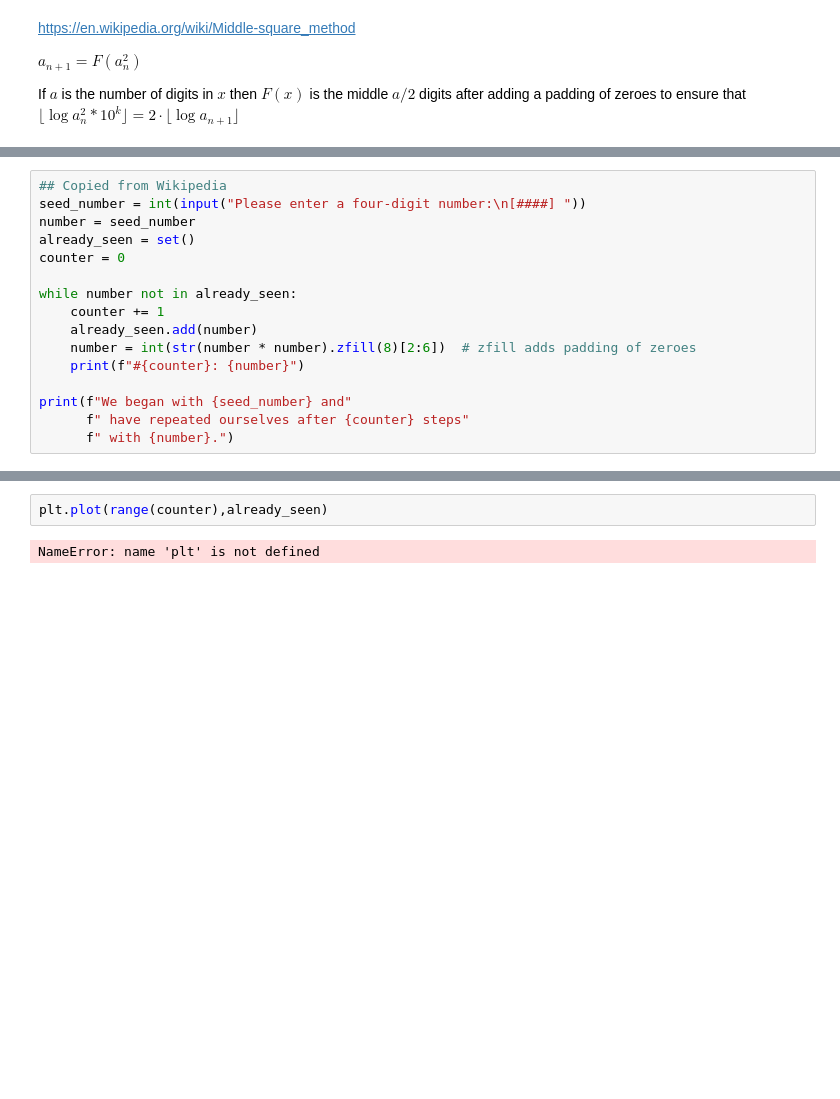
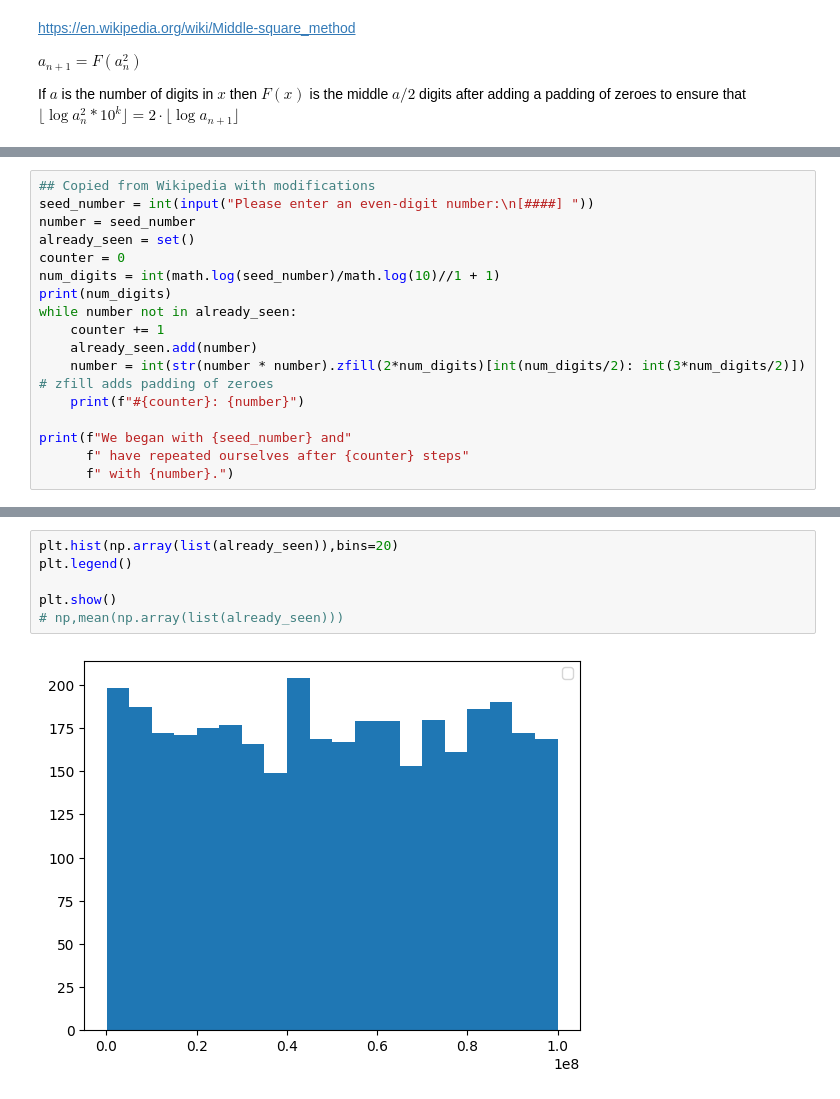
Before and after one commit to YLiu-101/pseudorandom-nums, a Jupyter notebook: middle-square.ipynb, the cells around one changed output, grey strips where cells are left out. Saved outputs shown, nothing was run; the diff lists cells and outputs as text; blank space fills up the shorter version.

Commit message:
added in some visuals

```diff
--- a/middle-square.ipynb
+++ b/middle-square.ipynb
@@ -13,14 +13,15 @@ ModuleNotFoundError: No module named 'matplotlib'
 # %%
-## Copied from Wikipedia
-seed_number = int(input("Please enter a four-digit number:\n[####] "))
+## Copied from Wikipedia with modifications
+seed_number = int(input("Please enter an even-digit number:\n[####] "))
 number = seed_number
 already_seen = set()
 counter = 0
-
+num_digits = int(math.log(seed_number)/math.log(10)//1 + 1)
+print(num_digits)
 while number not in already_seen:
     counter += 1
     already_seen.add(number)
-    number = int(str(number * number).zfill(8)[2:6])  # zfill adds padding of zeroes
+    number = int(str(number * number).zfill(2*num_digits)[int(num_digits/2): int(3*num_digits/2)])  # zfill adds padding of zeroes
     print(f"#{counter}: {number}")
 
 print(f"We began with {seed_number} and"
@@ -29,4 +48,8 @@ print(f"We began with {seed_number} and"
-# %%
-plt.plot(range(counter),already_seen)
-# %% [output]
-NameError: name 'plt' is not defined
+# %%
+plt.hist(np.array(list(already_seen)),bins=20)
+plt.legend()
+
+plt.show()
+# np,mean(np.array(list(already_seen)))
+# %% [output]
+[figure, added]
```
Also changed, not shown: parts of 3 cells of this notebook.
